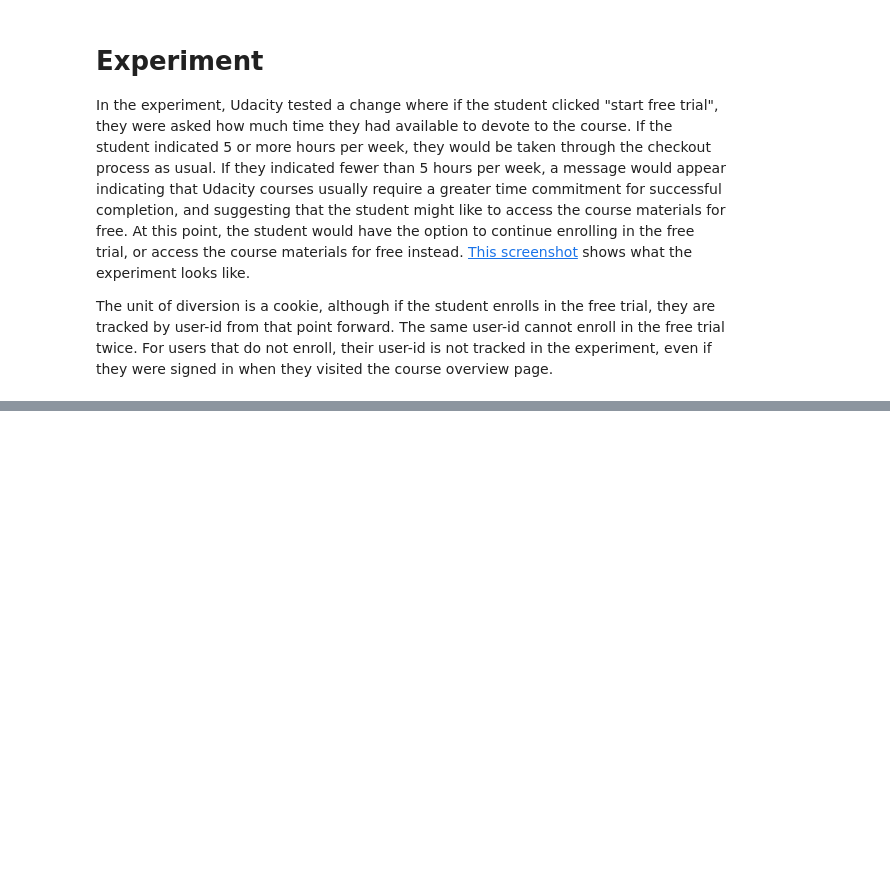
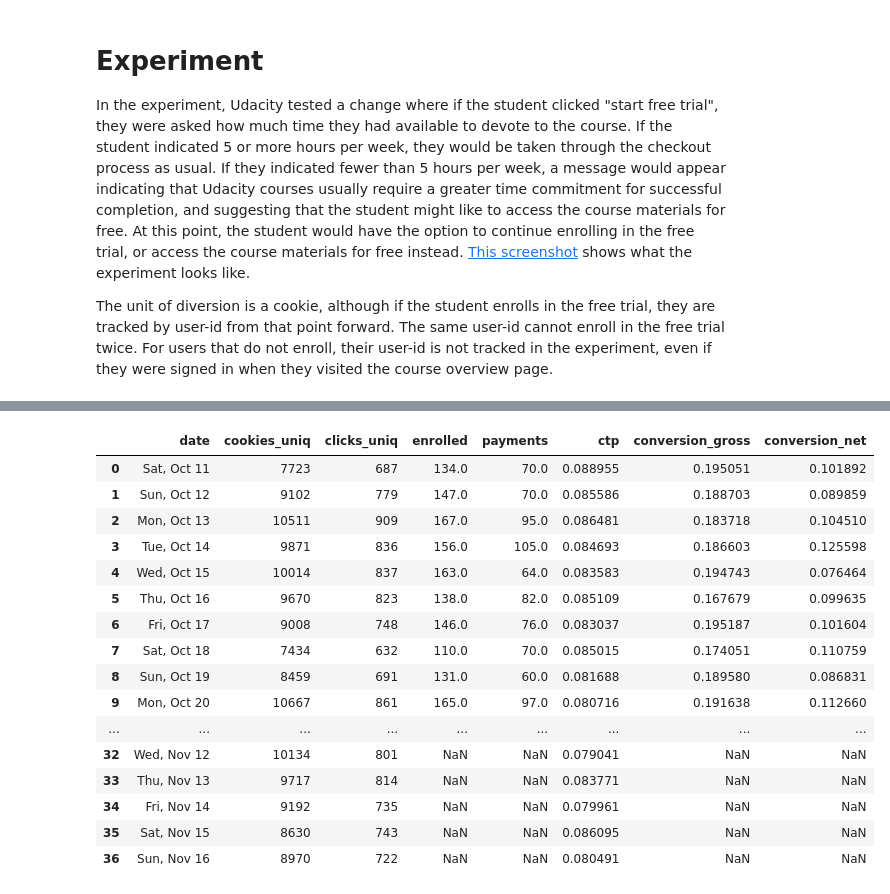
Before and after one commit to Germoe/sandbox, a Jupyter notebook: casestudies/udacity_ab_experiment/AB Experiment in Python.ipynb, the cells around one changed output, grey strips where cells are left out. Cells and saved outputs as stored; diff of their text form; code cells hidden in the pictures; blank space fills up the shorter version.

```diff
--- a/casestudies/udacity_ab_experiment/AB Experiment in Python.ipynb
+++ b/casestudies/udacity_ab_experiment/AB Experiment in Python.ipynb
@@ -72,0 +413,39 @@ NOTE: $d_{min}$ is the difference necessary to be practically significant.
+# %%
+# Load in experiment and control data
+exp = pd.read_csv('data/experiment.csv',parse_dates=['Date'])
+cont = pd.read_csv('data/control.csv',parse_dates=['Date'])
+
+# Rename columns to above naming convention
+header = ['date','cookies_uniq','clicks_uniq','enrolled','payments']
+exp.columns = header
+cont.columns = header
+
+# Compute metrics
+# Note that retention is not necessary to compute as we've dropped that evaluation metric earlier
+exp['ctp'] = exp['clicks_uniq'] / exp['cookies_uniq']
+exp['conversion_gross'] = exp['enrolled'] / exp['clicks_uniq']
+exp['conversion_net'] = exp['payments'] / exp['clicks_uniq']
+
+cont['ctp'] = cont['clicks_uniq'] / cont['cookies_uniq']
+cont['conversion_gross'] = cont['enrolled'] / cont['clicks_uniq']
+cont['conversion_net'] = cont['payments'] / cont['clicks_uniq']
+
+cont.head(1000)
+# %% [output]
+|  | date | cookies_uniq | clicks_uniq | enrolled | payments | ctp | conversion_gross | conversion_net |
+| 0 | Sat, Oct 11 | 7723 | 687 | 134.0 | 70.0 | 0.088955 | 0.195051 | 0.101892 |
+| 1 | Sun, Oct 12 | 9102 | 779 | 147.0 | 70.0 | 0.085586 | 0.188703 | 0.089859 |
+| 2 | Mon, Oct 13 | 10511 | 909 | 167.0 | 95.0 | 0.086481 | 0.183718 | 0.104510 |
+| 3 | Tue, Oct 14 | 9871 | 836 | 156.0 | 105.0 | 0.084693 | 0.186603 | 0.125598 |
+| 4 | Wed, Oct 15 | 10014 | 837 | 163.0 | 64.0 | 0.083583 | 0.194743 | 0.076464 |
+| 5 | Thu, Oct 16 | 9670 | 823 | 138.0 | 82.0 | 0.085109 | 0.167679 | 0.099635 |
+| 6 | Fri, Oct 17 | 9008 | 748 | 146.0 | 76.0 | 0.083037 | 0.195187 | 0.101604 |
+| 7 | Sat, Oct 18 | 7434 | 632 | 110.0 | 70.0 | 0.085015 | 0.174051 | 0.110759 |
+| 8 | Sun, Oct 19 | 8459 | 691 | 131.0 | 60.0 | 0.081688 | 0.189580 | 0.086831 |
+| 9 | Mon, Oct 20 | 10667 | 861 | 165.0 | 97.0 | 0.080716 | 0.191638 | 0.112660 |
+| ... | ... | ... | ... | ... | ... | ... | ... | ... |
+| 32 | Wed, Nov 12 | 10134 | 801 | NaN | NaN | 0.079041 | NaN | NaN |
+| 33 | Thu, Nov 13 | 9717 | 814 | NaN | NaN | 0.083771 | NaN | NaN |
+| 34 | Fri, Nov 14 | 9192 | 735 | NaN | NaN | 0.079961 | NaN | NaN |
+| 35 | Sat, Nov 15 | 8630 | 743 | NaN | NaN | 0.086095 | NaN | NaN |
+| 36 | Sun, Nov 16 | 8970 | 722 | NaN | NaN | 0.080491 | NaN | NaN |
```
Also changed, not shown: parts of 35 cells of this notebook.
